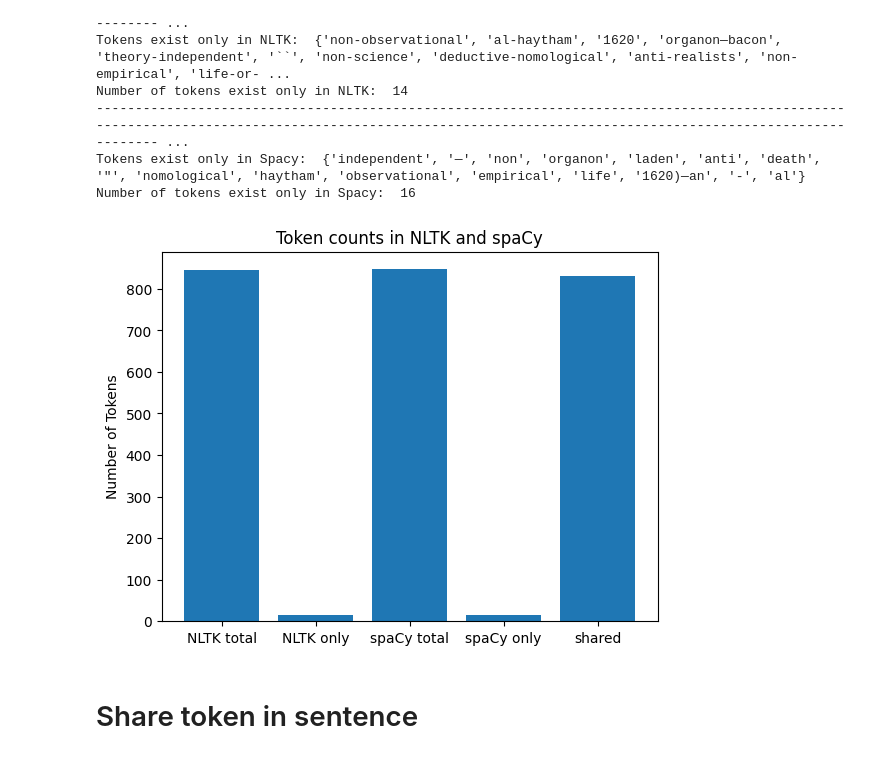
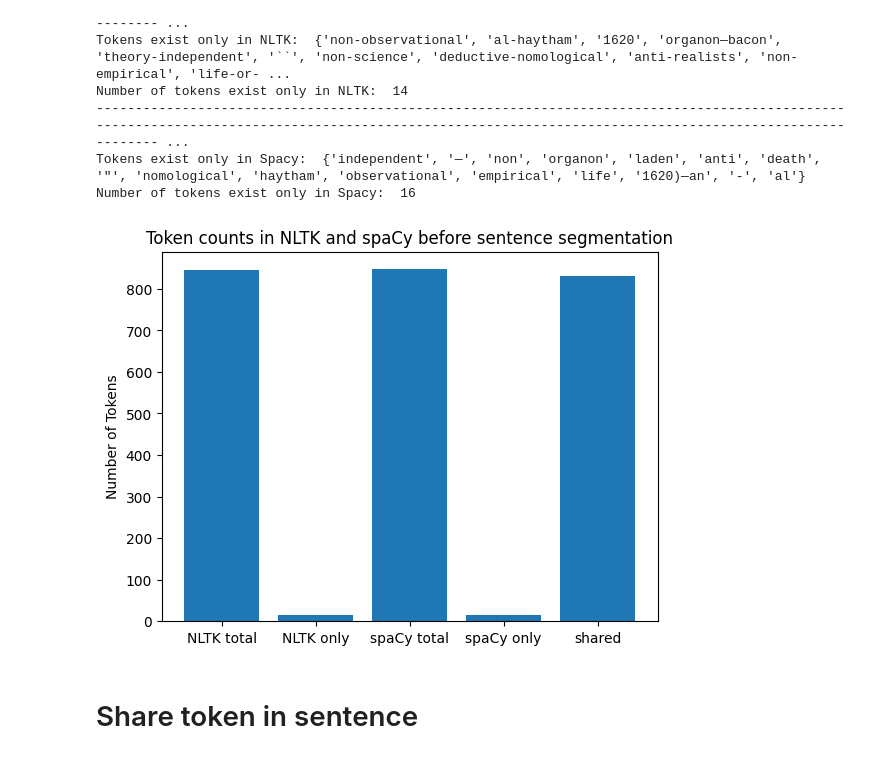
Before and after one commit to ClementineBleuze/M1-NLP-DataScience-Project, a Jupyter notebook: code/part2/Tokenization.ipynb, the cells around one changed output. Cells and saved outputs as stored; diff of their text form; code cells hidden in the pictures.

```diff
--- a/code/part2/Tokenization.ipynb
+++ b/code/part2/Tokenization.ipynb
@@ -173,21 +173,21 @@ df = pd.DataFrame(columns = ["NLTK_all", "NLTK_only", "spaCy_all", "spaCy_only",
 # %%
 import matplotlib.pyplot as plt
 
 # Define the data for the graph
 x= ['NLTK total','NLTK only', 'spaCy total', 'spaCy only', 'shared',]
 y= [nb_tokens_NLTK, nb_only_token_NLTK, nb_tokens_Spacy,nb_only_token_Spacy, nb_common_token]
 
 plt.bar(x, y)
 
 # Add labels to the graph
-plt.title('Token counts in NLTK and spaCy')
+plt.title('Token counts in NLTK and spaCy before sentence segmentation')
 plt.ylabel('Number of Tokens')
 
 # Show the graph
-# plt.savefig('../../data/plots/2-token-counts.png')
+plt.savefig('../../data/plots/2-token-counts.png')
 plt.show()
 # %% [output]
-[figure, old version]
+[figure, new version]
 # %% [markdown]
 # Share token in sentence
 # %%
```
Also changed, not shown: parts of 20 cells of this notebook, 3 other files.
